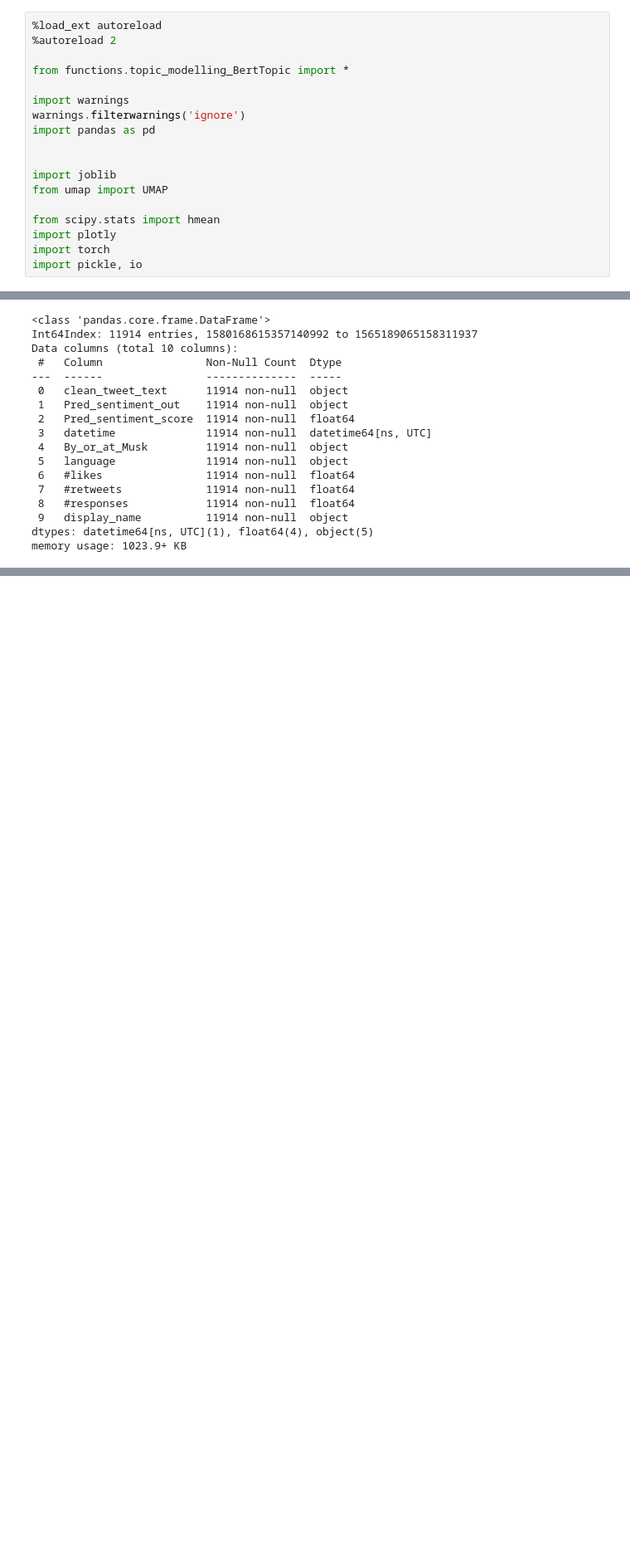
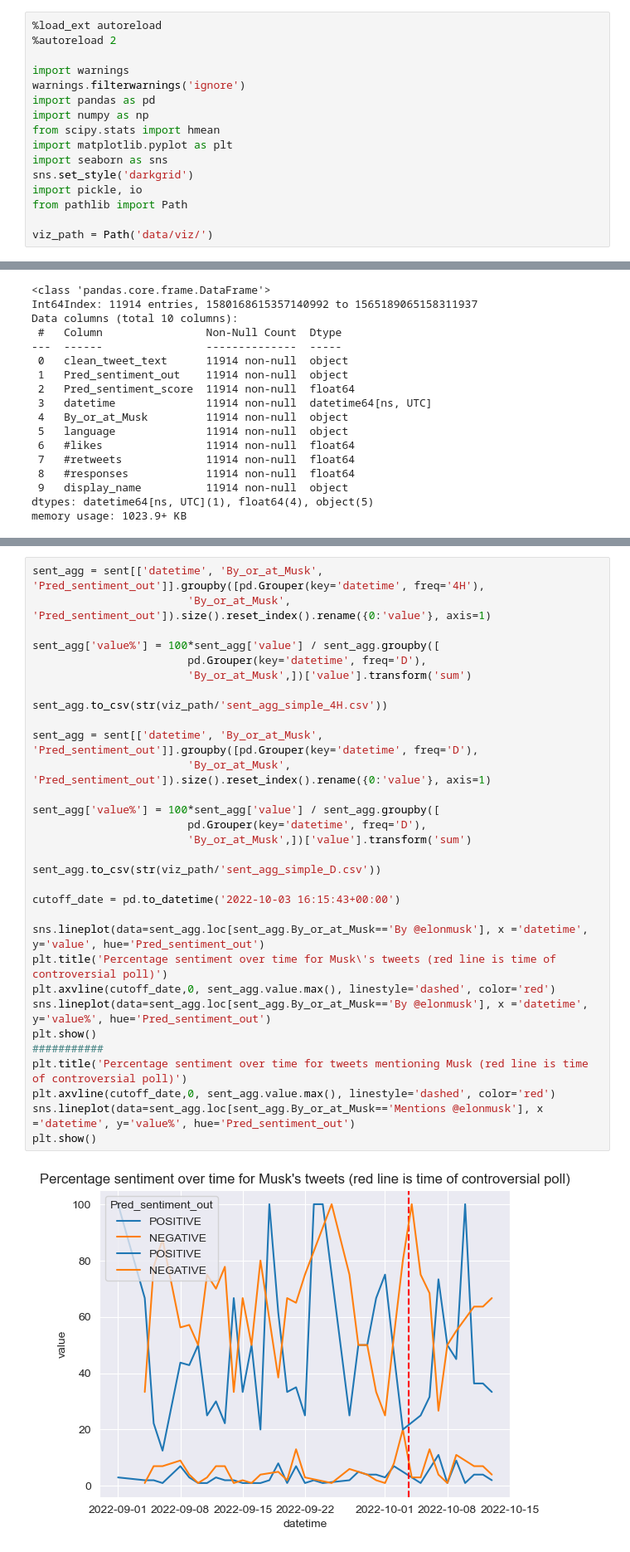
Before and after one commit to Ioana-P/twitter_topic_and_sentiment_tracking, a Jupyter notebook: 2. Topic_modelling_with_BERT.ipynb, the cells around one changed output, grey strips where cells are left out. Shown: that part at 83% size. Cells and saved outputs as stored; diff of their text form; blank space fills up the shorter version.

Commit message:
add disagg, agg and time-based datasets to folder and make heatmap, +draft lplots

```diff
--- a/2. Topic_modelling_with_BERT.ipynb
+++ b/2. Topic_modelling_with_BERT.ipynb
@@ -35,20 +27,18 @@ In this notebook I'm loading up the BERTopic model that I had trained on GoogleC
 %load_ext autoreload
 %autoreload 2
 
-from functions.topic_modelling_BertTopic import *
-
 import warnings
 warnings.filterwarnings('ignore')
 import pandas as pd
+import numpy as np
+from scipy.stats import hmean
+import matplotlib.pyplot as plt
+import seaborn as sns
+sns.set_style('darkgrid')
+import pickle, io
+from pathlib import Path
 
-
-import joblib
-from umap import UMAP
-
-from scipy.stats import hmean
-import plotly
-import torch
-import pickle, io
+viz_path = Path('data/viz/')
 # %% [output]
 The autoreload extension is already loaded. To reload it, use:
   %reload_ext autoreload
@@ -166,0 +149,33 @@ plotly.pl
+# %%
+sent_agg = sent[['datetime', 'By_or_at_Musk', 'Pred_sentiment_out']].groupby([pd.Grouper(key='datetime', freq='4H'),
+                        'By_or_at_Musk', 'Pred_sentiment_out']).size().reset_index().rename({0:'value'}, axis=1)
+
+sent_agg['value%'] = 100*sent_agg['value'] / sent_agg.groupby([
+                        pd.Grouper(key='datetime', freq='D'),
+                        'By_or_at_Musk',])['value'].transform('sum')
+
+sent_agg.to_csv(str(viz_path/'sent_agg_simple_4H.csv'))
+
+sent_agg = sent[['datetime', 'By_or_at_Musk', 'Pred_sentiment_out']].groupby([pd.Grouper(key='datetime', freq='D'),
+                        'By_or_at_Musk', 'Pred_sentiment_out']).size().reset_index().rename({0:'value'}, axis=1)
+
+sent_agg['value%'] = 100*sent_agg['value'] / sent_agg.groupby([
+                        pd.Grouper(key='datetime', freq='D'),
+                        'By_or_at_Musk',])['value'].transform('sum')
+
+sent_agg.to_csv(str(viz_path/'sent_agg_simple_D.csv'))
+
+cutoff_date = pd.to_datetime('2022-10-03 16:15:43+00:00')
+
+sns.lineplot(data=sent_agg.loc[sent_agg.By_or_at_Musk=='By @elonmusk'], x ='datetime', y='value', hue='Pred_sentiment_out')
+plt.title('Percentage sentiment over time for Musk\'s tweets (red line is time of controversial poll)')
+plt.axvline(cutoff_date,0, sent_agg.value.max(), linestyle='dashed', color='red')
+sns.lineplot(data=sent_agg.loc[sent_agg.By_or_at_Musk=='By @elonmusk'], x ='datetime', y='value%', hue='Pred_sentiment_out')
+plt.show()
+###########
+plt.title('Percentage sentiment over time for tweets mentioning Musk (red line is time of controversial poll)')
+plt.axvline(cutoff_date,0, sent_agg.value.max(), linestyle='dashed', color='red')
+sns.lineplot(data=sent_agg.loc[sent_agg.By_or_at_Musk=='Mentions @elonmusk'], x ='datetime', y='value%', hue='Pred_sentiment_out')
+plt.show()
+# %% [output]
+[figure, added]
```
Also changed, not shown: parts of 34 cells of this notebook.
